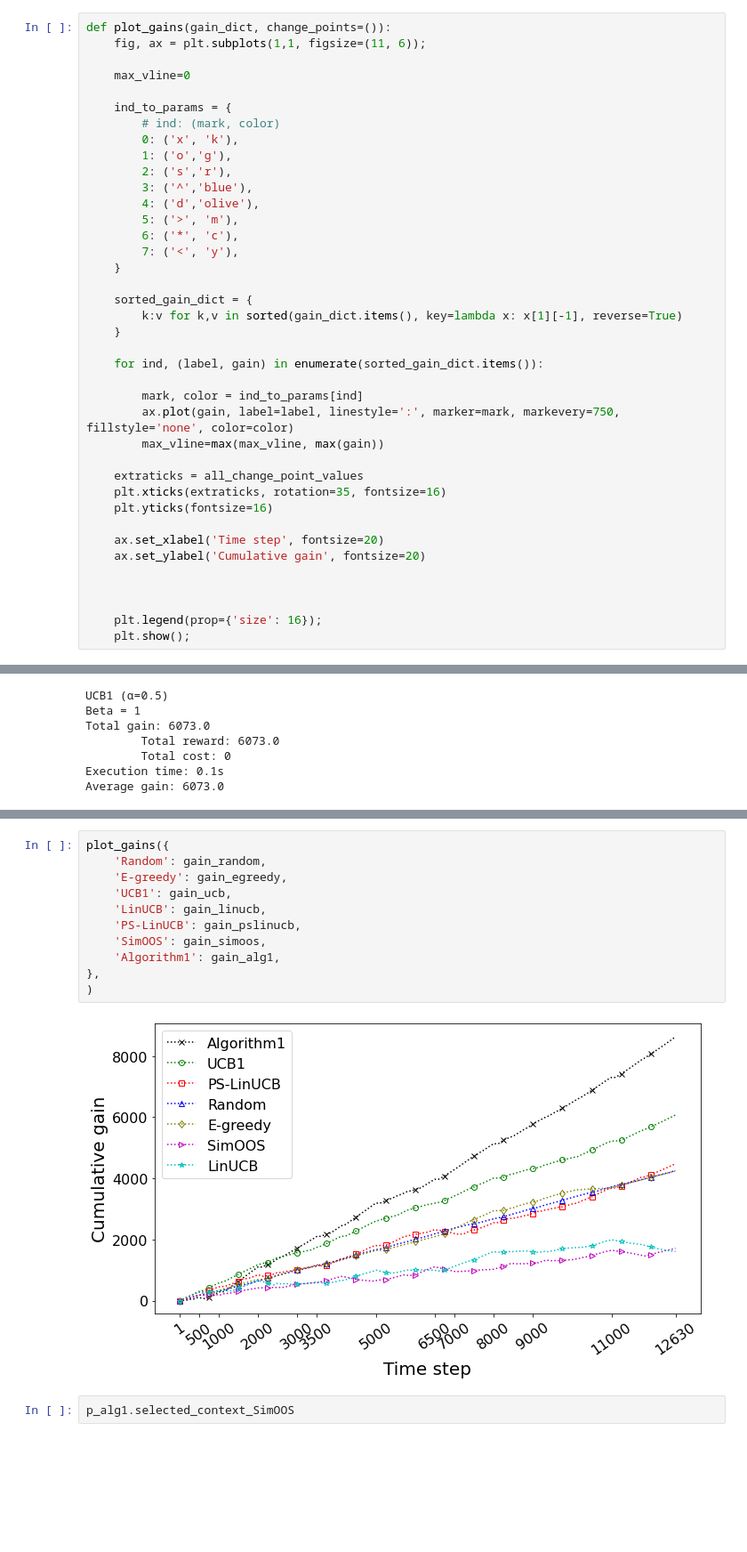
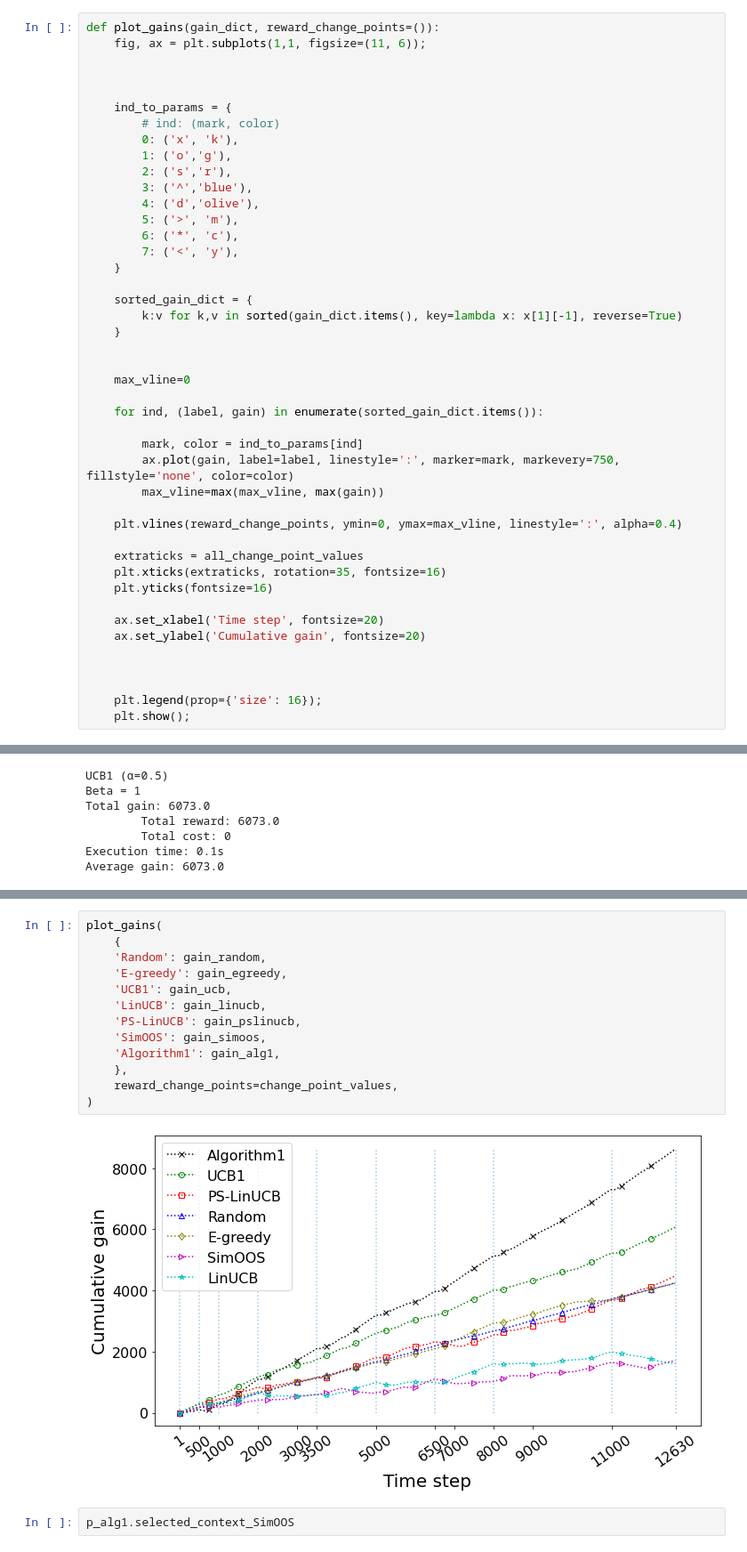
Before and after one commit to saeedghoorchian/NCC-Bandits, a Jupyter notebook: experiments/nursery/19_01_new_cost_estimation_context_five_smaller_costs.ipynb, the cells around one changed output, grey strips where cells are left out. Shown at 89% size. Drawn from its saved outputs; the diff is of its cells as text; blank space fills up the shorter version.

```diff
--- a/experiments/nursery/19_01_new_cost_estimation_context_five_smaller_costs.ipynb
+++ b/experiments/nursery/19_01_new_cost_estimation_context_five_smaller_costs.ipynb
@@ -440,10 +440,10 @@ Min expected gain for arm 2: -0.3975310081437057
 Min expected gain for arm 3: -0.39617633280295866
 [figure]
 # %%
-def plot_gains(gain_dict, change_points=()):
+def plot_gains(gain_dict, reward_change_points=()):
     fig, ax = plt.subplots(1,1, figsize=(11, 6));
 
-    max_vline=0
+
 
     ind_to_params = {
         # ind: (mark, color)
@@ -461,11 +461,16 @@ def plot_gains(gain_dict, change_points=()):
         k:v for k,v in sorted(gain_dict.items(), key=lambda x: x[1][-1], reverse=True)
     }
 
+
+    max_vline=0
+
     for ind, (label, gain) in enumerate(sorted_gain_dict.items()):
 
         mark, color = ind_to_params[ind]
         ax.plot(gain, label=label, linestyle=':', marker=mark, markevery=750, fillstyle='none', color=color)
         max_vline=max(max_vline, max(gain))
+
+    plt.vlines(reward_change_points, ymin=0, ymax=max_vline, linestyle=':', alpha=0.4)
 
     extraticks = all_change_point_values
     plt.xticks(extraticks, rotation=35, fontsize=16)
@@ -753,18 +758,20 @@ plt.show()
 # %% [output]
 [figure]
 # %%
-plot_gains({
+plot_gains(
+    {
     'Random': gain_random,
     'E-greedy': gain_egreedy,
     'UCB1': gain_ucb,
     'LinUCB': gain_linucb,
     'PS-LinUCB': gain_pslinucb,
     'SimOOS': gain_simoos,
     'Algorithm1': gain_alg1,
-},
+    },
+    reward_change_points=change_point_values,
 )
 # %% [output]
-[figure, old version]
+[figure, new version]
 # %%
 p_alg1.selected_context_SimOOS
 # %% [output]
```
Also changed, not shown: parts of 6 cells of this notebook, 1 other file.
